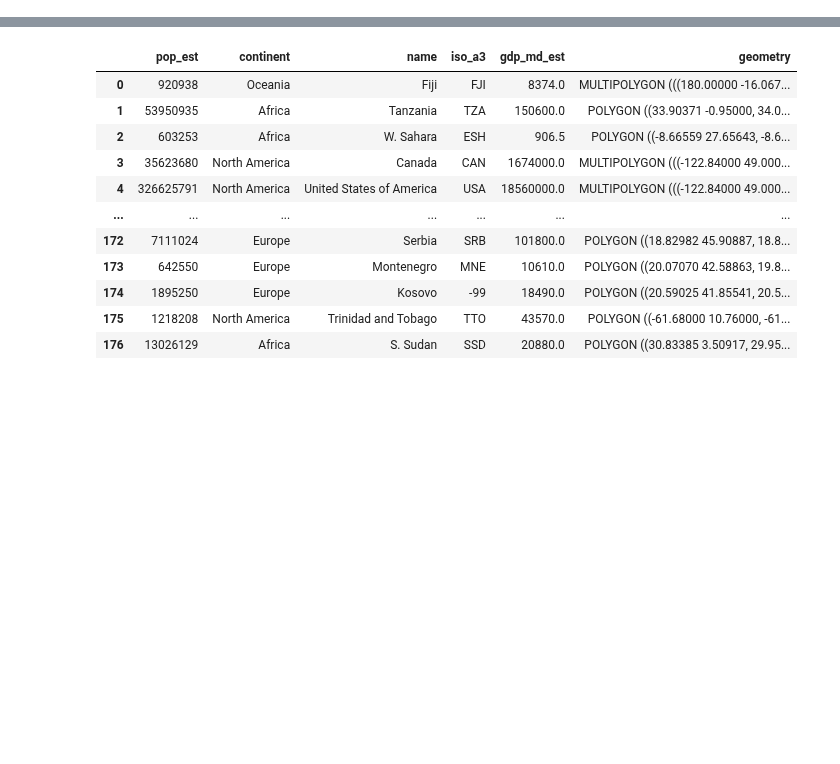
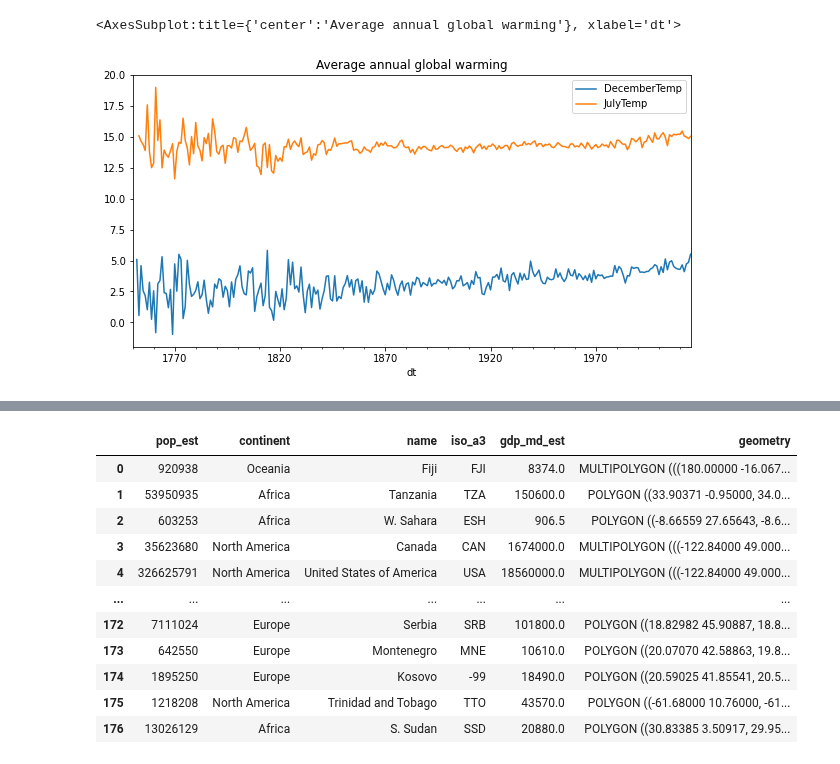
Before and after one commit to mblackstock/ds1-analytics, a Jupyter notebook: projects/Global_Warming.ipynb, the cells around one changed output, grey strips where cells are left out. Saved outputs shown, nothing was run; the diff lists cells and outputs as text; code cells hidden in the pictures; blank space fills up the shorter version.

```diff
--- a/projects/Global_Warming.ipynb
+++ b/projects/Global_Warming.ipynb
@@ -44,0 +97,19 @@ Temperature is going up.  How to convert to a date time so axis is right?
+# %%
+# select all elements in July and December
+
+decTemp = global1[global1.index.month==12]
+decTemp = decTemp.rename({"LandAverageTemperature":"DecemberTemp"}, axis=1)
+decTemp = decTemp.resample("1y").first()
+decTemp
+
+julyTemp = global1[global1.index.month==7]
+julyTemp = julyTemp.rename({"LandAverageTemperature":"JulyTemp"}, axis=1)
+julyTemp = julyTemp.resample("1y").first()
+
+seasonTemp = pd.concat([decTemp, julyTemp], axis=1)
+seasonTemp
+
+seasonTemp.plot(figsize = (10,5),title="Average annual global warming")
+# %% [output]
+<AxesSubplot:title={'center':'Average annual global warming'}, xlabel='dt'>
+[figure, added]
```
Also changed, not shown: parts of 25 cells of this notebook.
